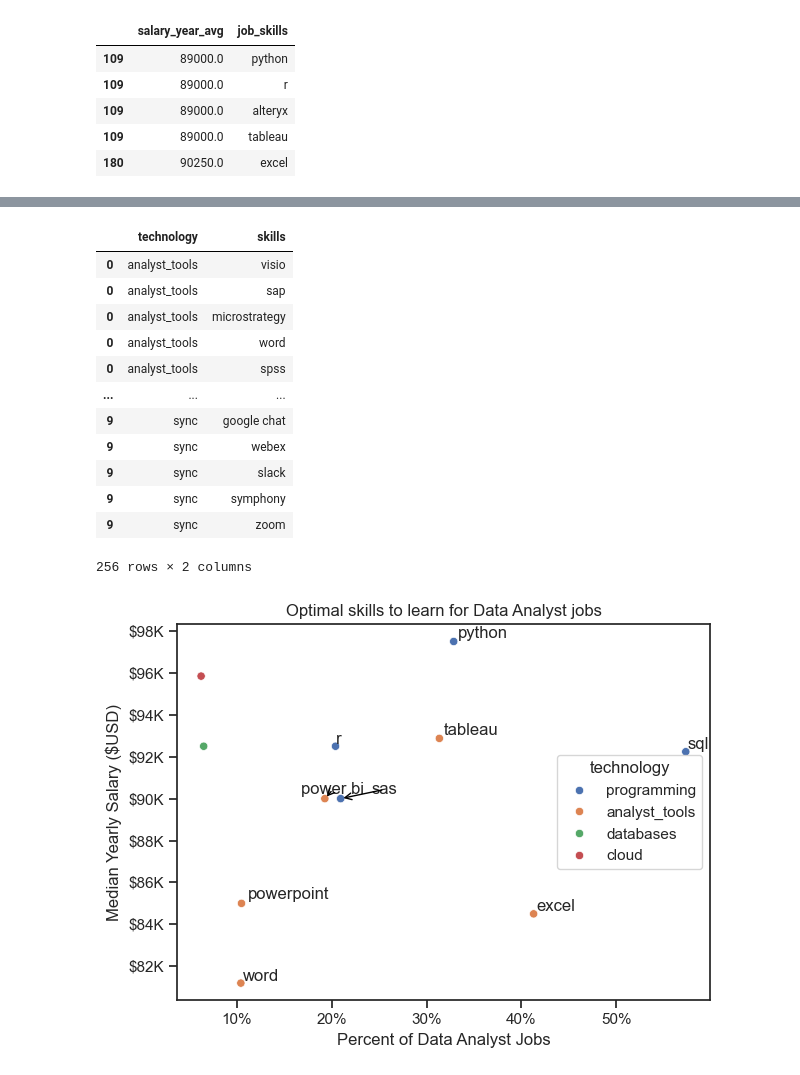
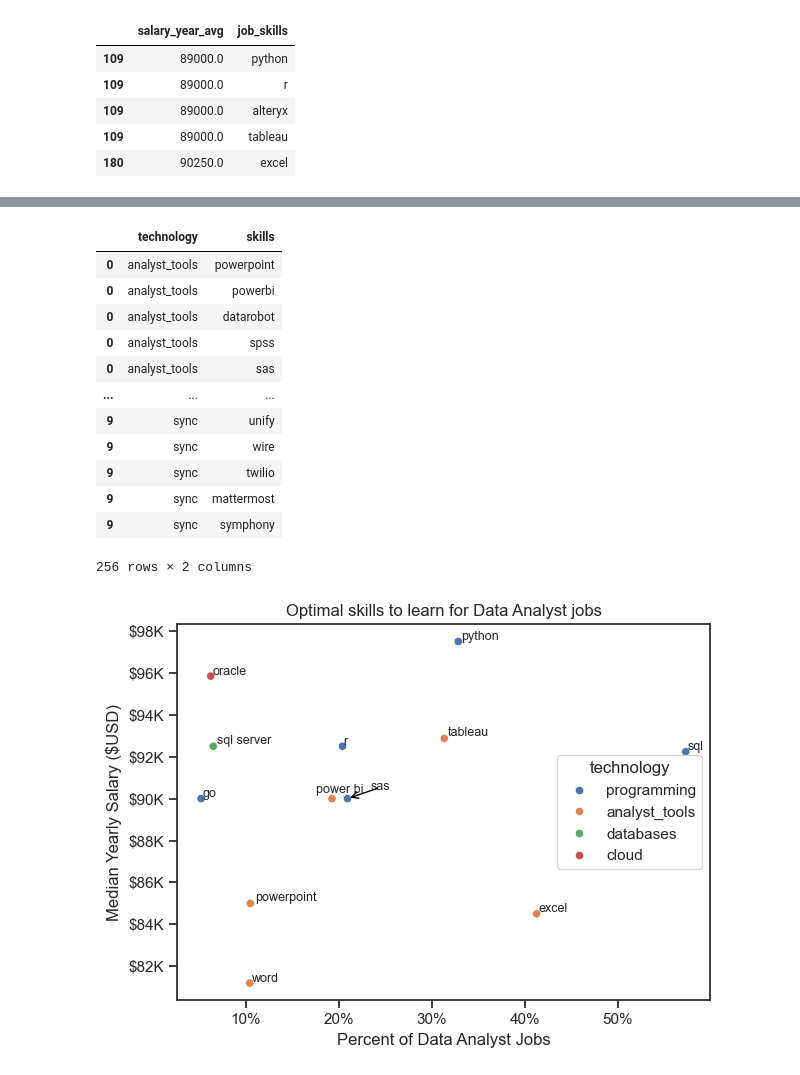
Before and after one commit to Schless18/Python_DP, a Jupyter notebook: 3_Project/5_Optimal_Skills.ipynb, the cells around one changed output, grey strips where cells are left out. Saved outputs shown, nothing was run; the diff lists cells and outputs as text; code cells hidden in the pictures.

```diff
--- a/3_Project/5_Optimal_Skills.ipynb
+++ b/3_Project/5_Optimal_Skills.ipynb
@@ -39,7 +41,7 @@ df_skills = df_DA_exploded.groupby('job_skills')['salary_year_avg'].agg(['count'
 df_skills = df_skills.rename(columns={'count': 'skill_count', 'median': 'median_salary'})
 job_count = len(df_DA)
 df_skills['skill_percent'] =  df_skills['skill_count'] / job_count * 100
-skill_percent = 9
+skill_percent = 5
 df_high_demand = df_skills[df_skills['skill_percent'] > skill_percent]
 df_high_demand
 # %% [output]
@@ -84,53 +89,77 @@ plt.show()
+# %%
+df_tech = df['job_type_skills'].copy()
+
+#removes duplicates
+df_tech = df_tech.drop_duplicates()
+
+#remove Nan values
+df_tech = df_tech.dropna()
+
+#combine all dictionaries into one
+tech_dict = {}
+for row in df_tech:
+    row_dict = ast.literal_eval(row)                                    #converting string to dictionary
+    for key, value in row_dict.items():
+        if key in tech_dict:
+            tech_dict[key] += value                                     #if key already exist, just add value
+        else:
+            tech_dict[key] = value                                      #if key doesnt exist, then add value and key
+
+#remove duplicates by converting values and then back to a list
+for key, value in tech_dict.items():
+    tech_dict[key] = list(set(value))
+
+#tech_dict
 # %%
 df_tech = pd.DataFrame(list(tech_dict.items()), columns=['technology', 'skills'])
 df_tech = df_tech.explode('skills')
 df_tech
 # %% [output]
 |  | technology | skills |
-| 0 | analyst_tools | visio |
-| 0 | analyst_tools | sap |
-| 0 | analyst_tools | microstrategy |
-| 0 | analyst_tools | word |
+| 0 | analyst_tools | powerpoint |
+| 0 | analyst_tools | powerbi |
+| 0 | analyst_tools | datarobot |
 | 0 | analyst_tools | spss |
+| 0 | analyst_tools | sas |
 | ... | ... | ... |
-| 9 | sync | google chat |
-| 9 | sync | webex |
-| 9 | sync | slack |
+| 9 | sync | unify |
+| 9 | sync | wire |
+| 9 | sync | twilio |
+| 9 | sync | mattermost |
 | 9 | sync | symphony |
-| 9 | sync | zoom |
 256 rows × 2 columns
 # %%
 df_plot = df_high_demand.merge(df_tech, left_on='job_skills', right_on='skills')
 # %%
 #df_plot.plot(kind='scatter', x='skill_percent', y='median_salary')
 #Seaborn
 sns.despine()
 sns.set_theme(style='ticks')
 sns.scatterplot(data=df_plot, x='skill_percent', y='median_salary', hue='technology')
 
 #Text for adjustText
 texts = []
 for i, txt in enumerate(df_high_demand.index):
-    texts.append(plt.text(df_high_demand['skill_percent'].iloc[i], df_high_demand['median_salary'].iloc[i], txt))
+    texts.append(plt.text(df_high_demand['skill_percent'].iloc[i], df_high_demand['median_salary'].iloc[i], txt, fontsize=9))
 
 #Adjust text to avoid overlap
-adjust_text(texts, arrowprops=dict(arrowstyle='->', color='black'), force_text=2.5,
-                force_points=1.5, expand_points=(2, 2.4),
-                expand_text=(2, 2.4), lim=500
+adjust_text(texts, arrowprops=dict(arrowstyle='->', color='black'), force_text=3,
+                force_points=2, expand_points=(1.5, 1.5),
+                expand_text=(1.5, 1.5), lim=200, only_move={'points':'y', 'text':'xy'}
             )
 
 #Title, xlabel and ylabel
 plt.xlabel('Percent of Data Analyst Jobs')
 plt.ylabel('Median Yearly Salary ($USD)')
 plt.title('Optimal skills to learn for Data Analyst jobs')
 
 #Chart formatting
 ax = plt.gca()
 ax.xaxis.set_major_formatter(plt.FuncFormatter(lambda x, _: f'{x:.0f}%')) #xaxis
 ax.yaxis.set_major_formatter(plt.FuncFormatter(lambda y, pos: f'${int(y/1000)}K')) #yaxis
 
 #Adjust layout
 plt.tight_layout()
 plt.show()
 # %% [output]
-[figure, old version]
+[figure, new version]
```
Also changed, not shown: parts of 3 cells of this notebook, 2 other files.
